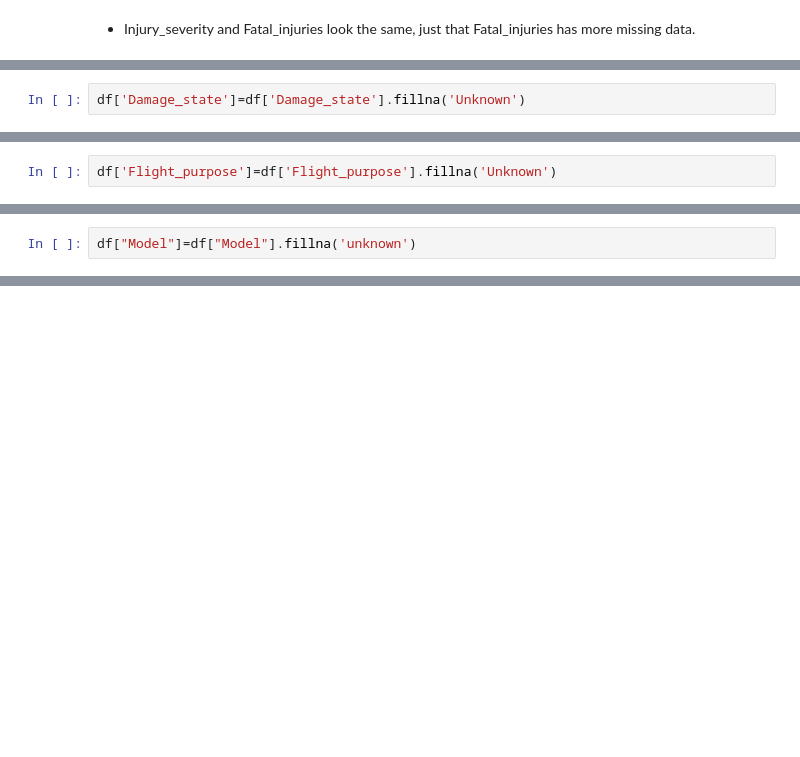
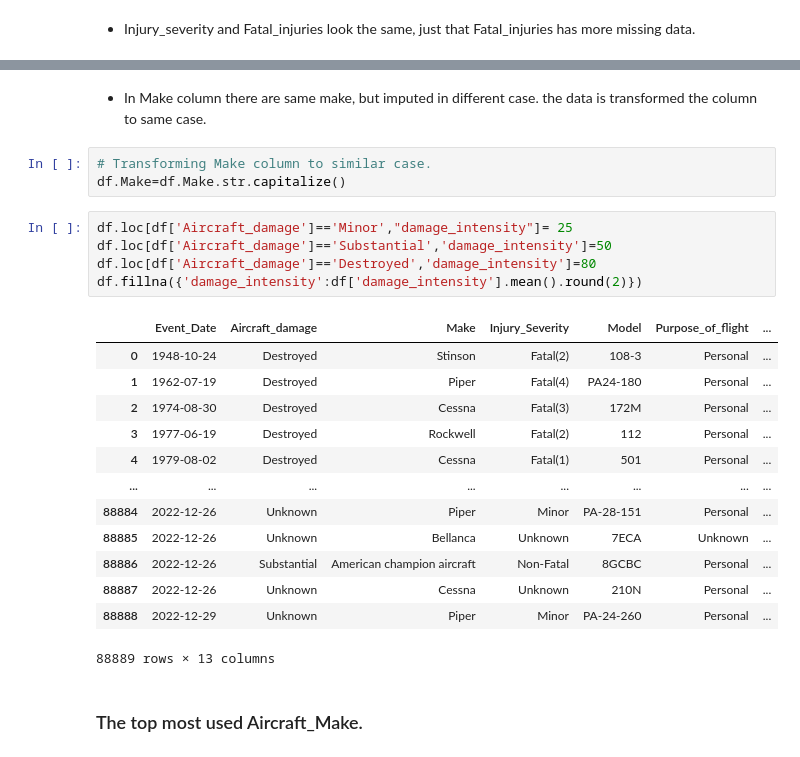
Before and after one commit to Baraka-Wambua/Phase-one-project, a Jupyter notebook: Untitled.ipynb, the cells around one changed output, grey strips where cells are left out. Drawn from its saved outputs; the diff is of its cells as text; blank space fills up the shorter version.

```diff
--- a/Untitled.ipynb
+++ b/Untitled.ipynb
@@ -231,2 +190,0 @@ array(['Destroyed', 'Substantial', 'Minor', nan, 'Unknown'], dtype=object)
-# %%
-df['Damage_state']=df['Damage_state'].fillna('Unknown')
@@ -250,2 +190,0 @@ dtype: int64
-# %%
-df['Flight_purpose']=df['Flight_purpose'].fillna('Unknown')
@@ -290,2 +190,0 @@ Name: count, Length: 12315, dtype: int64
-# %%
-df["Model"]=df["Model"].fillna('unknown')
@@ -304,0 +210,27 @@ dtype: int64
+# %% [markdown]
+* In Make column there are same make, but imputed in different case.
+  the data is transformed the column to same case.
+# %%
+# Transforming Make column to similar case.
+df.Make=df.Make.str.capitalize()
+# %%
+df.loc[df['Aircraft_damage']=='Minor',"damage_intensity"]= 25
+df.loc[df['Aircraft_damage']=='Substantial','damage_intensity']=50
+df.loc[df['Aircraft_damage']=='Destroyed','damage_intensity']=80
+df.fillna({'damage_intensity':df['damage_intensity'].mean().round(2)})
+# %% [output]
+|  | Event_Date | Aircraft_damage | Make | Injury_Severity | Model | Purpose_of_flight | ... |
+| 0 | 1948-10-24 | Destroyed | Stinson | Fatal(2) | 108-3 | Personal | ... |
+| 1 | 1962-07-19 | Destroyed | Piper | Fatal(4) | PA24-180 | Personal | ... |
+| 2 | 1974-08-30 | Destroyed | Cessna | Fatal(3) | 172M | Personal | ... |
+| 3 | 1977-06-19 | Destroyed | Rockwell | Fatal(2) | 112 | Personal | ... |
+| 4 | 1979-08-02 | Destroyed | Cessna | Fatal(1) | 501 | Personal | ... |
+| ... | ... | ... | ... | ... | ... | ... | ... |
+| 88884 | 2022-12-26 | Unknown | Piper | Minor | PA-28-151 | Personal | ... |
+| 88885 | 2022-12-26 | Unknown | Bellanca | Unknown | 7ECA | Unknown | ... |
+| 88886 | 2022-12-26 | Substantial | American champion aircraft | Non-Fatal | 8GCBC | Personal | ... |
+| 88887 | 2022-12-26 | Unknown | Cessna | Unknown | 210N | Personal | ... |
+| 88888 | 2022-12-29 | Unknown | Piper | Minor | PA-24-260 | Personal | ... |
+88889 rows × 13 columns
+# %% [markdown]
+### The top most used Aircraft_Make.
```
Also changed, not shown: parts of 81 cells of this notebook.
